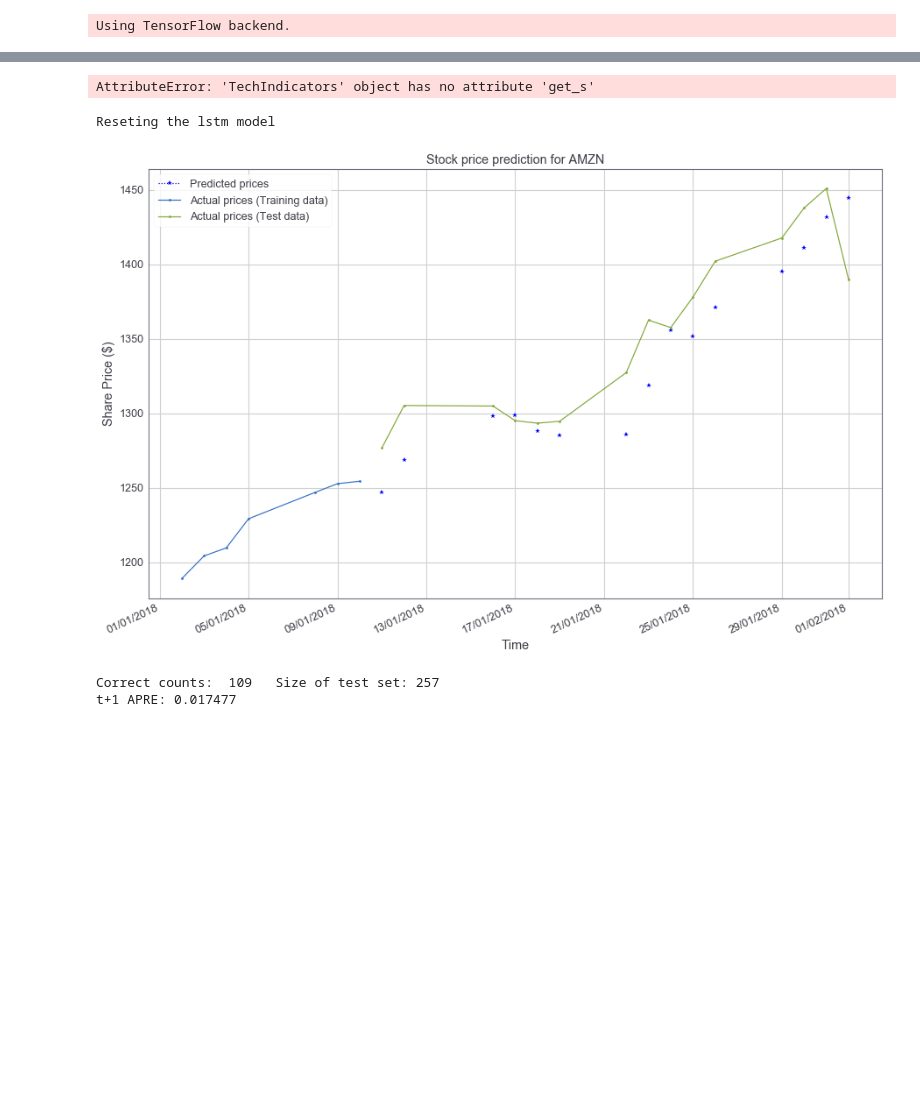
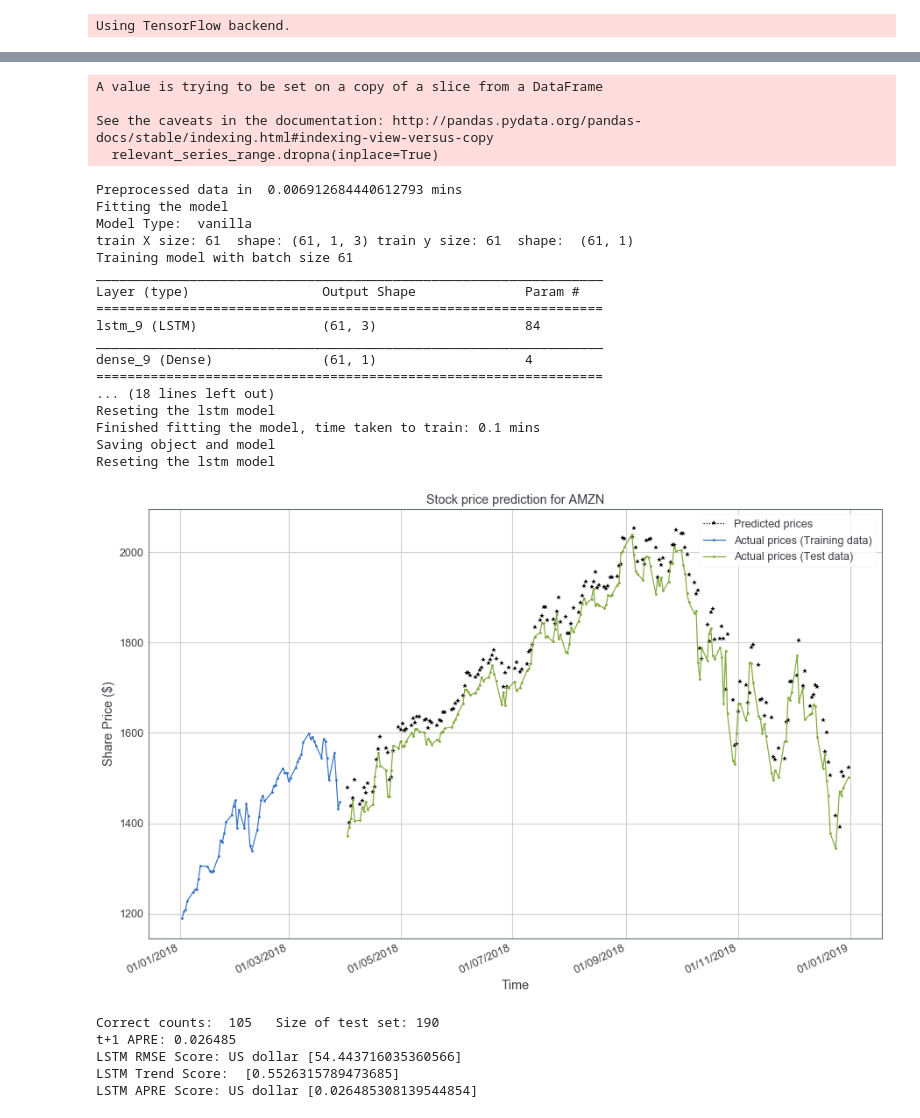
Before and after one commit to FinnZC/Stock-AI, a Jupyter notebook: code/Creating diagrams for report.ipynb, the cells around one changed output, grey strips where cells are left out. Saved outputs shown, nothing was run; the diff lists cells and outputs as text; code cells hidden in the pictures; blank space fills up the shorter version.

```diff
--- a/code/Creating diagrams for report.ipynb
+++ b/code/Creating diagrams for report.ipynb
@@ -24,16 +23,29 @@ import math
 Populating the interactive namespace from numpy and matplotlib
 Using TensorFlow backend.
 # %%
-indicators = "all"
-model_types = ["vanilla", "stacked", "stacked", "bi", "cnn", "conv"] # ["vanilla", "stacked", "stacked", "bi", "cnn", "conv"] #
-start_train_date = "01/01/2000"
-end_train_start_test_date = "10/01/2018"
-end_test_date = "20/01/2019"
-obj = MultiStepLSTMCompany("AMZN", start_train_date, end_train_start_test_date,
-                                                       end_test_date, n_lag=3, n_seq=1, n_epochs=1000,
-                                                       n_neurons=52, n_batch="full_batch", tech_indicators=indicators,
-                                                       model_type="vanilla")
-obj.train()
+indicators = ["price", "sma", "ema"]
+model_types = ["vanilla"] #, "stacked", "bi", "cnn", "conv"] # ["vanilla", "stacked", "bi", "cnn", "conv"] #"conv",
+start_train_date = "01/01/2018"
+end_train_start_test_date = "01/04/2018"
+end_test_date = "01/01/2019"
+
+for m in model_types:
+    obj = MultiStepLSTMCompany("AMZN", start_train_date, end_train_start_test_date, end_test_date,
+                             n_lag=1, n_seq=1, n_epochs=500, n_batch="full_batch",
+                               tech_indicators=indicators, model_type=m)
+    obj.train()
+    jtplot.style(theme='grade3')
+    jtplot.style(theme='grade3')
+    jtplot.style(theme='grade3')
+    predictions = obj.predict()
+    obj.plot(predictions, "01/01/2018", "01/01/2019")
+    trend_score = obj.score(metric="trend", predictions=predictions)
+    lstm_score = obj.score(metric="rmse", predictions=predictions)
+    apre_score = obj.score(metric="apre", predictions=predictions)
+    print("LSTM RMSE Score: US dollar", lstm_score)
+    print("LSTM Trend Score: ", trend_score)
+    print("LSTM APRE Score: US dollar", apre_score)
+#obj.supervised_pd
 # %% [output]
 Preprocessing the data
 Retrieved price series and raw pd from disk
@@ -41,15 +52,27 @@ Downloading  s
-AttributeError: 'TechIndicators' object has no attribute 'get_s'
+A value is trying to be set on a copy of a slice from a DataFrame
+
+See the caveats in the documentation: http://pandas.pydata.org/pandas-docs/stable/indexing.html#indexing-view-versus-copy
+  relevant_series_range.dropna(inplace=True)
+Preprocessed data in  0.006912684440612793 mins
+Fitting the model
+Model Type:  vanilla
+train X size: 61  shape: (61, 1, 3) train y size: 61  shape:  (61, 1)
+Training model with batch size 61
+_________________________________________________________________
+Layer (type)                 Output Shape              Param #
+=================================================================
+lstm_9 (LSTM)                (61, 3)                   84
+_________________________________________________________________
+dense_9 (Dense)              (61, 1)                   4
+=================================================================
+... (18 lines left out)
+Reseting the lstm model
+Finished fitting the model, time taken to train: 0.1 mins
+Saving object and model
+Reseting the lstm model
+[figure, added]
+Correct counts:  105   Size of test set: 190
+t+1 APRE: 0.026485
+LSTM RMSE Score: US dollar [54.443716035360566]
+LSTM Trend Score:  [0.5526315789473685]
+LSTM APRE Score: US dollar [0.026485308139544854]
-# %%
-jtplot.style(theme='grade3')
-jtplot.style(theme='grade3')
-jtplot.style(theme='grade3')
-predictions = obj.predict()
-obj.plot(predictions, "01/01/2018", "01/02/2018")
-trend_score = obj.score(metric="trend", predictions=predictions)
-lstm_score = obj.score(metric="rmse", predictions=predictions)
-apre_score = obj.score(metric="apre", predictions=predictions)
-# %% [output]
-Reseting the lstm model
-[figure, removed]
-Correct counts:  109   Size of test set: 257
-t+1 APRE: 0.017477
```
Also changed, not shown: parts of 4 cells of this notebook, 57 other files.
